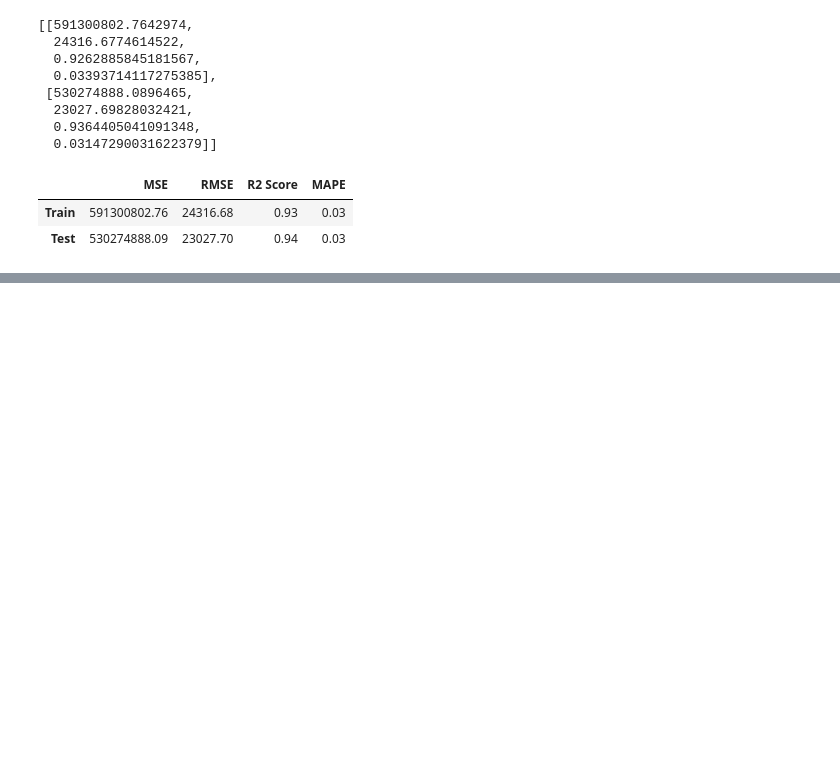
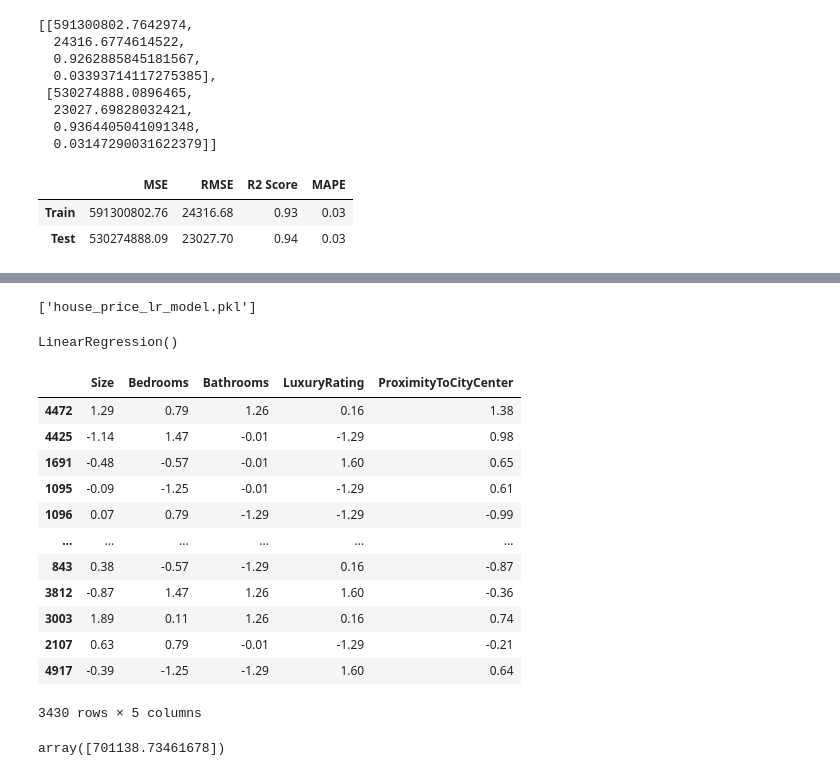
Before and after one commit to nursnaaz/FutureDataScienceLegends, a Jupyter notebook: 04. Linear Regression/Notebook/Linear Regression Practical/HousePriceLinearRegression.ipynb, the cells around one changed output, grey strips where cells are left out. Saved outputs shown, nothing was run; the diff lists cells and outputs as text; code cells hidden in the pictures; blank space fills up the shorter version.

```diff
--- a/04. Linear Regression/Notebook/Linear Regression Practical/HousePriceLinearRegression.ipynb
+++ b/04. Linear Regression/Notebook/Linear Regression Practical/HousePriceLinearRegression.ipynb
@@ -863,0 +886,4 @@ pd.read_csv('used_car_prices_dataset_final.csv').dropna(subset  = 'ResalePrice')
+# %%
+joblib.dump(model, 'house_price_lr_model.pkl')
+# %% [output]
+['house_price_lr_model.pkl']
@@ -863,0 +892,20 @@ pd.read_csv('used_car_prices_dataset_final.csv').dropna(subset  = 'ResalePrice')
+# %%
+house_price_model_lr
+# %% [output]
+LinearRegression()
+# %%
+train_X
+# %% [output]
+|  | Size | Bedrooms | Bathrooms | LuxuryRating | ProximityToCityCenter |
+| 4472 | 1.29 | 0.79 | 1.26 | 0.16 | 1.38 |
+| 4425 | -1.14 | 1.47 | -0.01 | -1.29 | 0.98 |
+| 1691 | -0.48 | -0.57 | -0.01 | 1.60 | 0.65 |
+| 1095 | -0.09 | -1.25 | -0.01 | -1.29 | 0.61 |
+| 1096 | 0.07 | 0.79 | -1.29 | -1.29 | -0.99 |
+| ... | ... | ... | ... | ... | ... |
+| 843 | 0.38 | -0.57 | -1.29 | 0.16 | -0.87 |
+| 3812 | -0.87 | 1.47 | 1.26 | 1.60 | -0.36 |
+| 3003 | 1.89 | 0.11 | 1.26 | 0.16 | 0.74 |
+| 2107 | 0.63 | 0.79 | -0.01 | -1.29 | -0.21 |
+| 4917 | -0.39 | -1.25 | -1.29 | 1.60 | 0.64 |
+3430 rows × 5 columns
@@ -863,0 +914,4 @@ pd.read_csv('used_car_prices_dataset_final.csv').dropna(subset  = 'ResalePrice')
+# %%
+house_price_model_lr.predict([[1.29, 0.6, 1.2, 0.1, 1.2]])
+# %% [output]
+array([701138.73461678])
```
Also changed, not shown: parts of 29 cells of this notebook, 12 other files.
